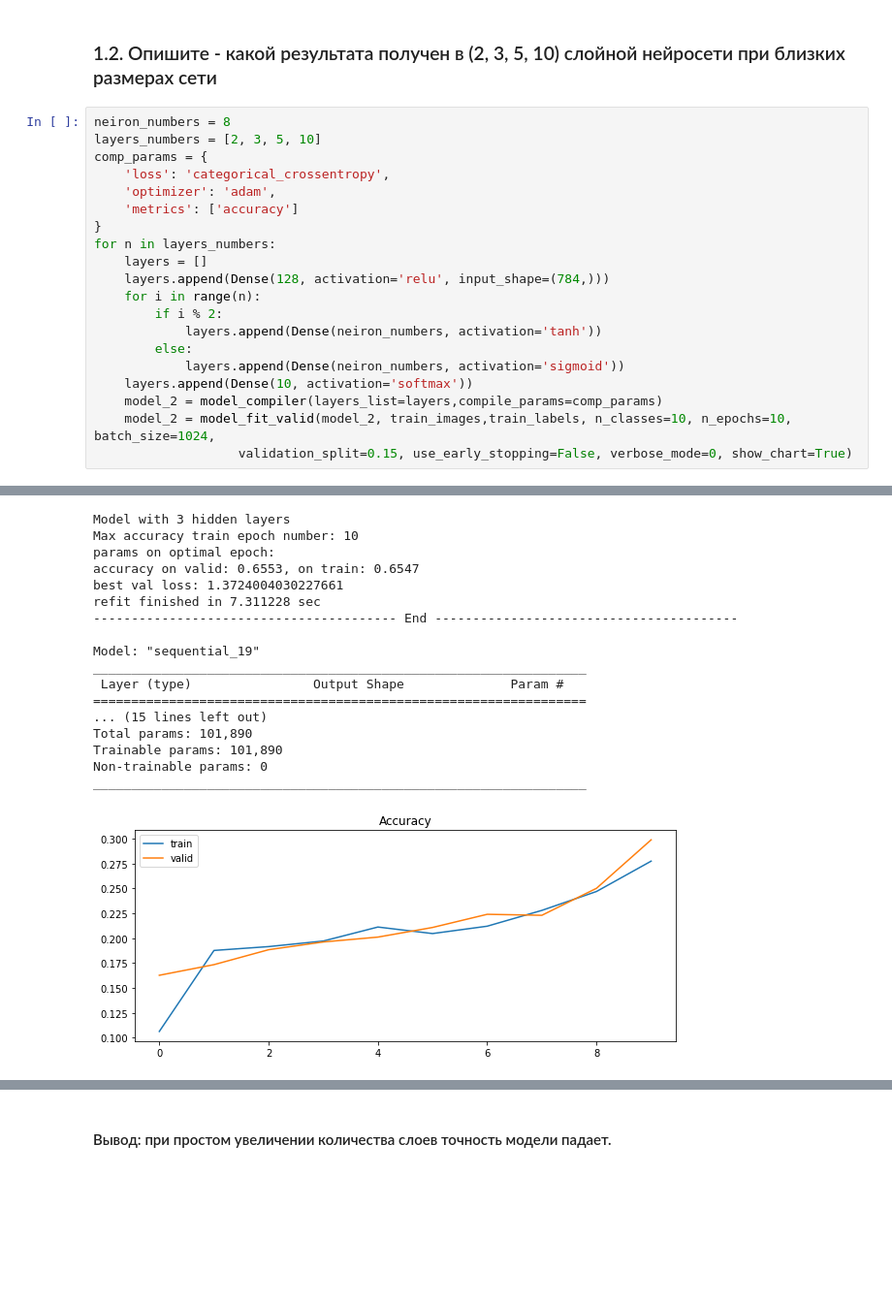
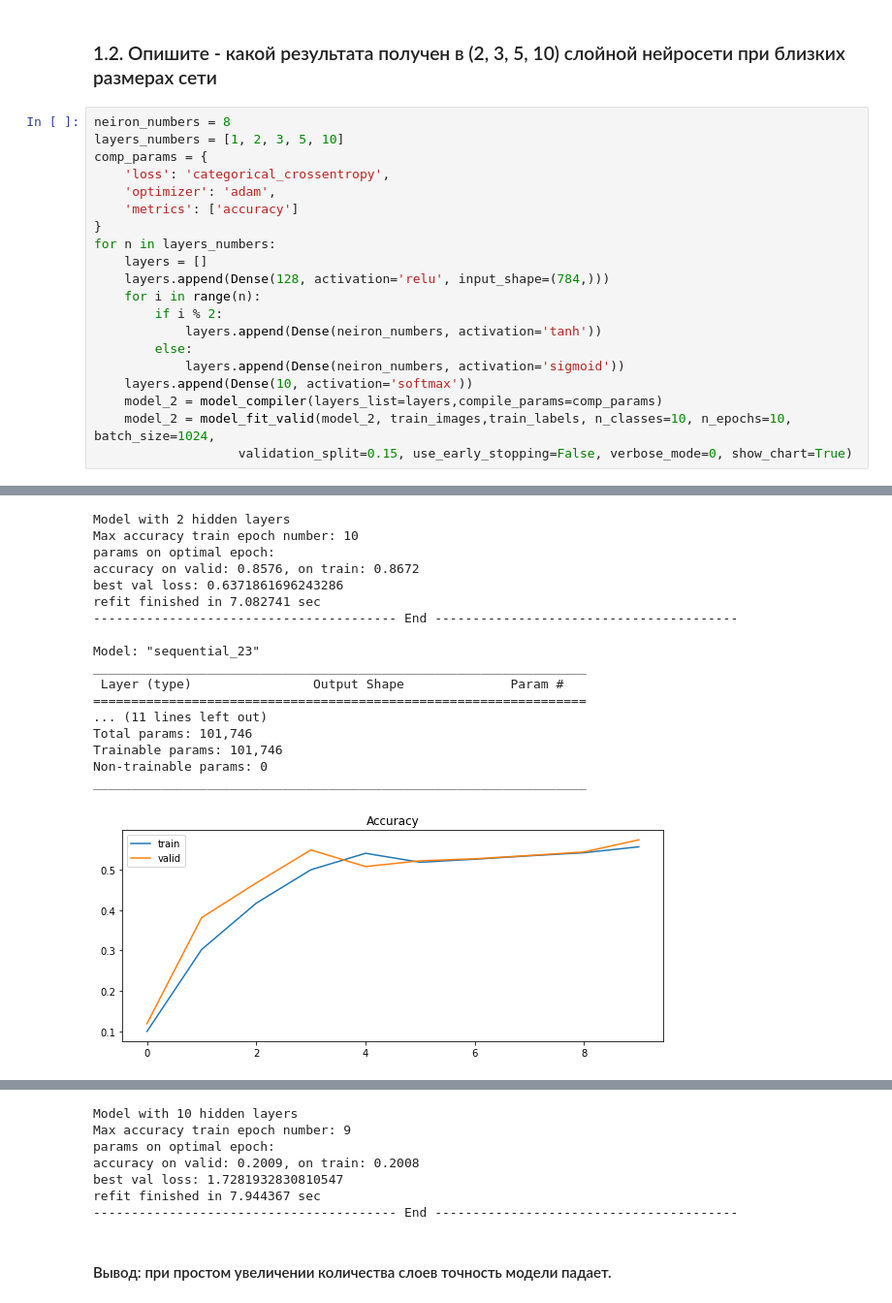
Before and after one commit to achinyaev/neuro_net, a Jupyter notebook: hw_02.ipynb, the cells around one changed output, grey strips where cells are left out. Shown: that part at 97% size. Cells and saved outputs as stored; diff of their text form; blank space fills up the shorter version.

```diff
--- a/hw_02.ipynb
+++ b/hw_02.ipynb
@@ -324,7 +324,7 @@ C увеличением кол-ва нейронов точность моде
 ### 1.2.  Опишите - какой результата получен в (2, 3, 5, 10) слойной нейросети при близких размерах сети
 # %%
 neiron_numbers = 8
-layers_numbers = [2, 3, 5, 10]
+layers_numbers = [1, 2, 3, 5, 10]
 comp_params = {
     'loss': 'categorical_crossentropy',
     'optimizer': 'adam',
@@ -382,18 +380,18 @@ _________________________________________________________________
-Model with 3 hidden layers
+Model with 2 hidden layers
 Max accuracy train epoch number: 10
 params on optimal epoch:
-accuracy on valid: 0.6553, on train: 0.6547
-best val loss: 1.3724004030227661
-refit finished in 7.311228 sec
+accuracy on valid: 0.8576, on train: 0.8672
+best val loss: 0.6371861696243286
+refit finished in 7.082741 sec
 ---------------------------------------- End ----------------------------------------
 
-Model: "sequential_19"
+Model: "sequential_23"
 _________________________________________________________________
  Layer (type)                Output Shape              Param #
 =================================================================
-... (15 lines left out)
-Total params: 101,890
-Trainable params: 101,890
+... (11 lines left out)
+Total params: 101,746
+Trainable params: 101,746
 Non-trainable params: 0
 _________________________________________________________________
-[figure, old version]
+[figure, new version]
@@ -425,2 +434,9 @@ refit finished in 8.018657 sec
+Model with 10 hidden layers
+Max accuracy train epoch number: 9
+params on optimal epoch:
+accuracy on valid: 0.2009, on train: 0.2008
+best val loss: 1.7281932830810547
+refit finished in 7.944367 sec
+---------------------------------------- End ----------------------------------------
 # %% [markdown]
 #### Вывод: при простом увеличении количества слоев точность модели падает.
```
Also changed, not shown: parts of 3 cells of this notebook.
